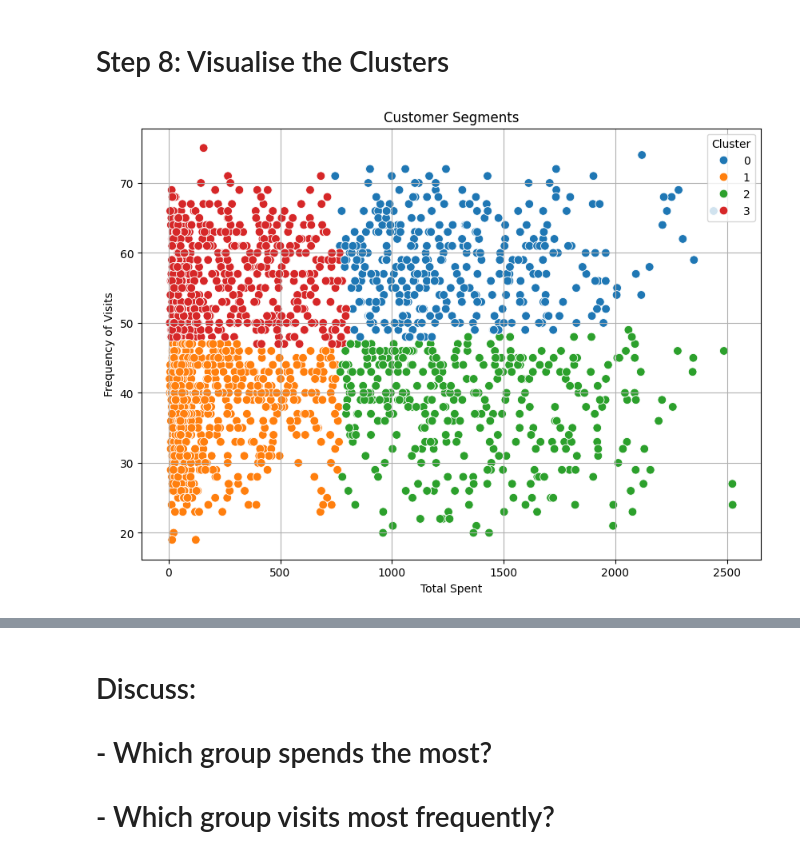
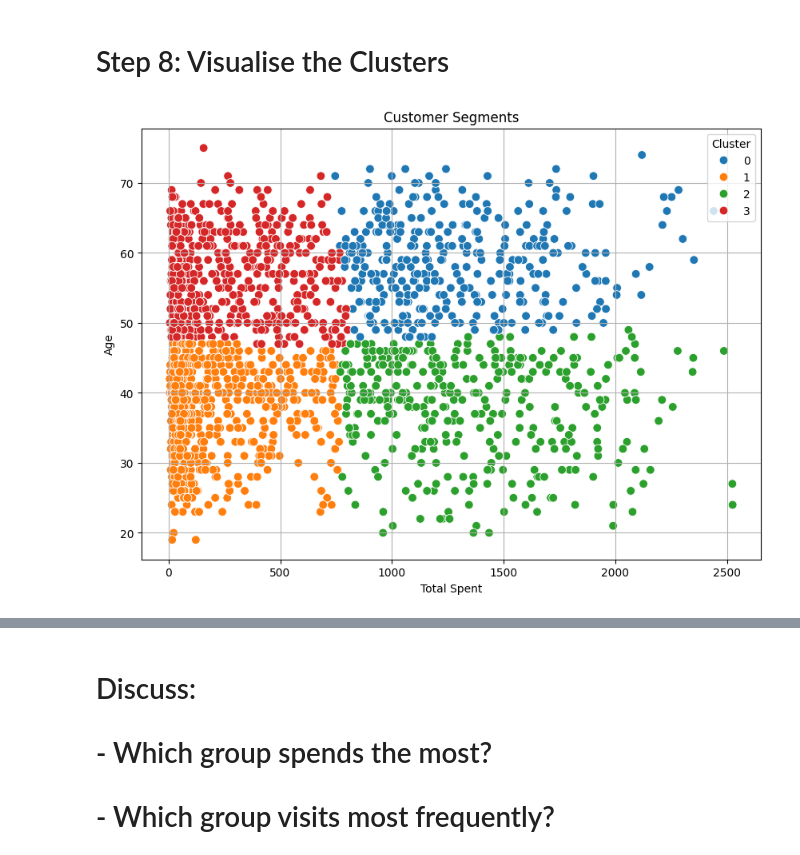
Before and after one commit to amkayhani/DAMT25, a Jupyter notebook: customer_segmentation_lab.ipynb, the cells around one changed output, grey strips where cells are left out. Drawn from its saved outputs; the diff is of its cells as text; code cells hidden in the pictures.

```diff
--- a/customer_segmentation_lab.ipynb
+++ b/customer_segmentation_lab.ipynb
@@ -103,22 +103,22 @@ data['Cluster'] = clusters
 # %%
 # Plot the clusters
 plt.figure(figsize=(10, 7))
 sns.scatterplot(
     x='Total_spent',
     y='Age',
     hue='Cluster',
     palette='tab10',
     data=data,
     s=60
 )
 plt.title('Customer Segments')
 plt.xlabel('Total Spent')
-plt.ylabel('Frequency of Visits')
+plt.ylabel('Age')
 plt.legend(title='Cluster')
 plt.grid(True)
 plt.show()
 # %% [output]
-[figure, old version]
+[figure, new version]
 # %%
 # --- Step 9: Interpret the Results ---
 
```
